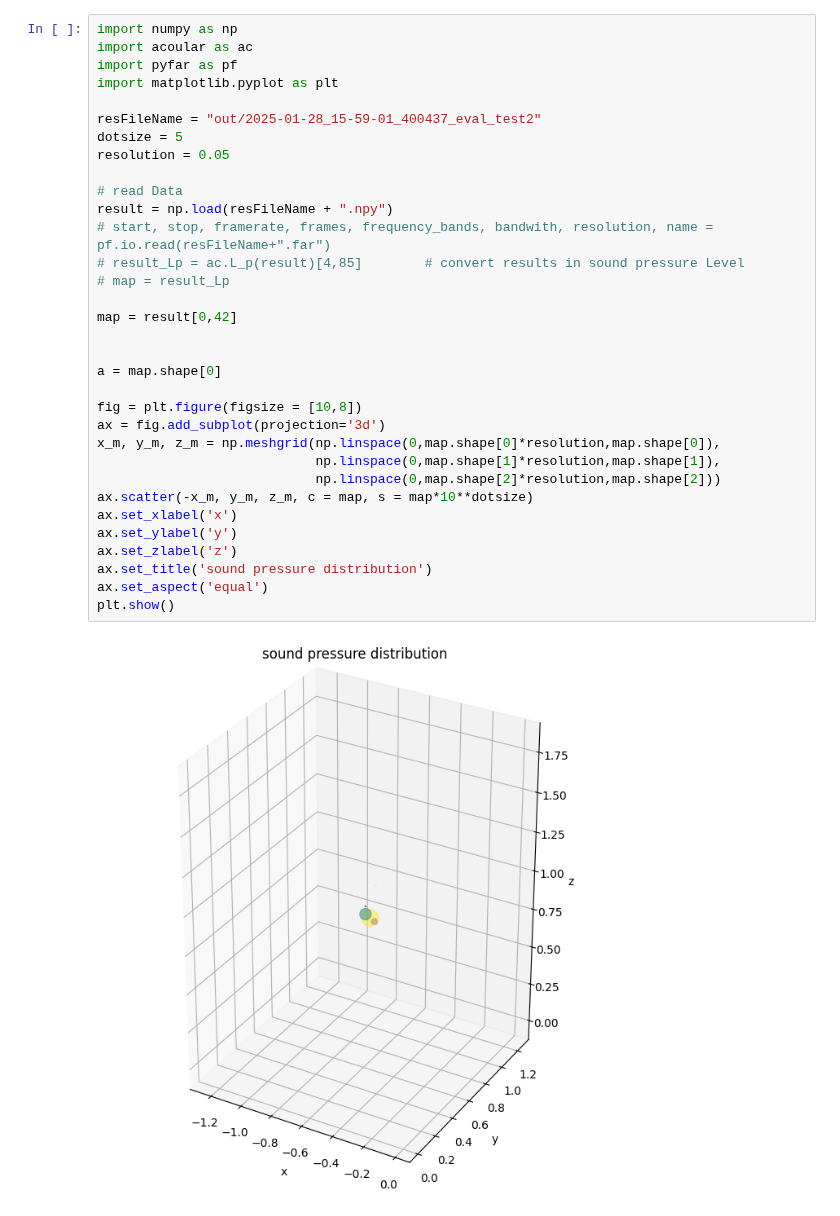
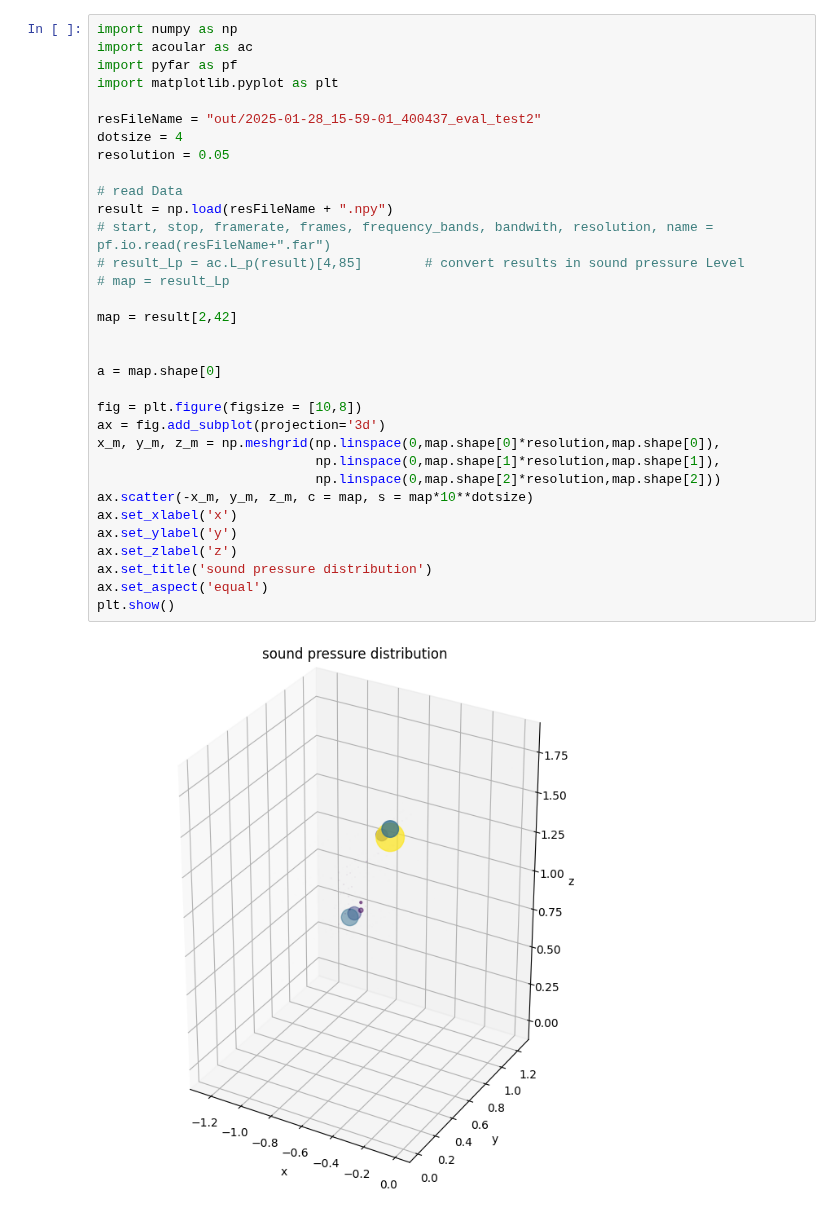
Before and after one commit to Floloffel/Bassoon2425, a Jupyter notebook: evaluation/visualisation test.ipynb, the cells around one changed output. Saved outputs shown, nothing was run; the diff lists cells and outputs as text.

```diff
--- a/evaluation/visualisation test.ipynb
+++ b/evaluation/visualisation test.ipynb
@@ -3,33 +3,33 @@ import numpy as np
 import acoular as ac
 import pyfar as pf
 import matplotlib.pyplot as plt
 
 resFileName = "out/2025-01-28_15-59-01_400437_eval_test2"
-dotsize = 5
+dotsize = 4
 resolution = 0.05
 
 # read Data
 result = np.load(resFileName + ".npy")
 # start, stop, framerate, frames, frequency_bands, bandwith, resolution, name = pf.io.read(resFileName+".far")
 # result_Lp = ac.L_p(result)[4,85]        # convert results in sound pressure Level
 # map = result_Lp
 
-map = result[0,42]
+map = result[2,42]
 
 
 a = map.shape[0]
 
 fig = plt.figure(figsize = [10,8])
 ax = fig.add_subplot(projection='3d')
 x_m, y_m, z_m = np.meshgrid(np.linspace(0,map.shape[0]*resolution,map.shape[0]),
                             np.linspace(0,map.shape[1]*resolution,map.shape[1]),
                             np.linspace(0,map.shape[2]*resolution,map.shape[2]))
 ax.scatter(-x_m, y_m, z_m, c = map, s = map*10**dotsize)
 ax.set_xlabel('x')
 ax.set_ylabel('y')
 ax.set_zlabel('z')
 ax.set_title('sound pressure distribution')
 ax.set_aspect('equal')
 plt.show()
 # %% [output]
-[figure, old version]
+[figure, new version]
```
Also changed, not shown: parts of 1 cell of this notebook, 1 other file.
